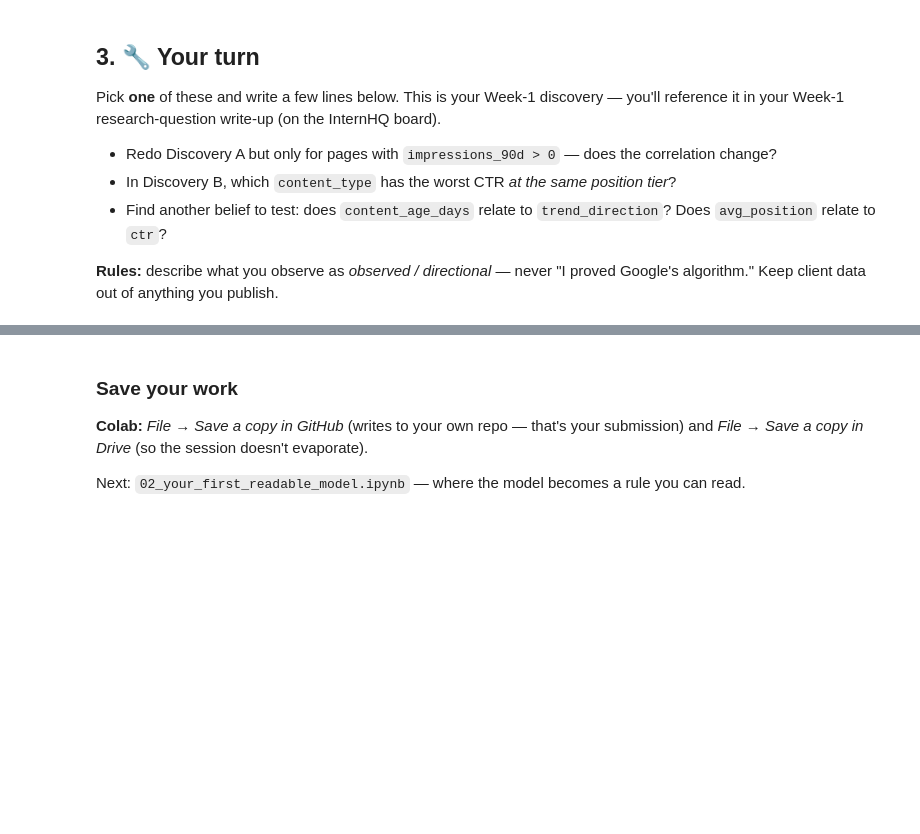
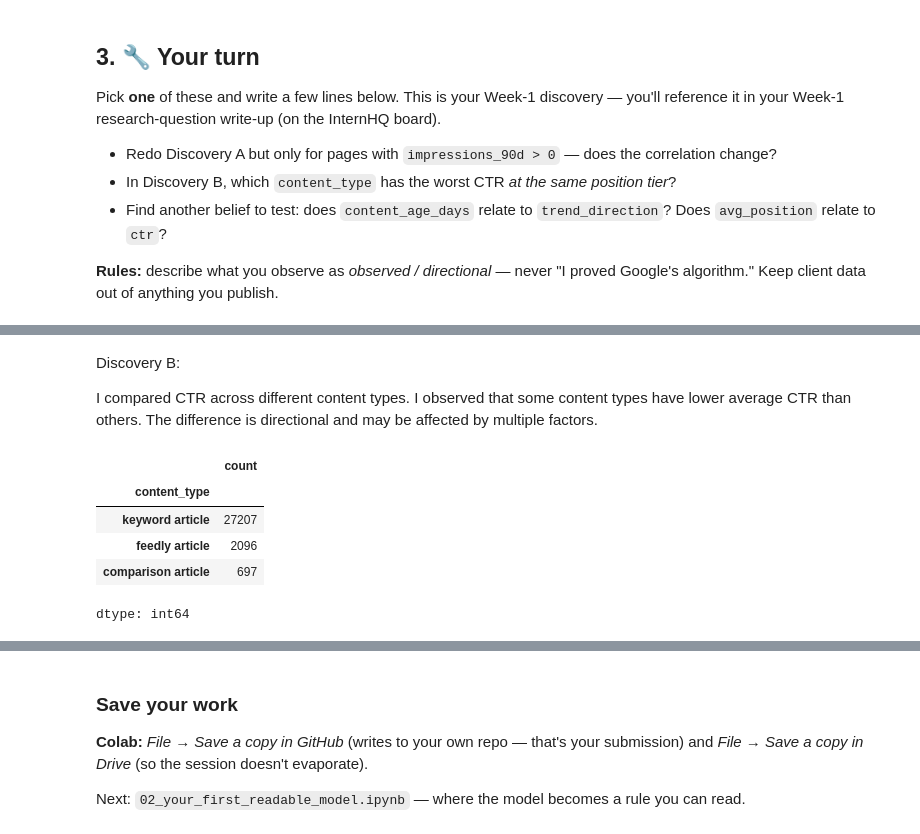
Before and after one commit to nsr51324/flyrank-ml-internship, a Jupyter notebook: notebooks/01_first_look_and_discovery.ipynb, the cells around one changed output, grey strips where cells are left out. Drawn from its saved outputs; the diff is of its cells as text; code cells hidden in the pictures; blank space fills up the shorter version.

```diff
--- a/notebooks/01_first_look_and_discovery.ipynb
+++ b/notebooks/01_first_look_and_discovery.ipynb
@@ -99,0 +185,15 @@ Pick **one** of these and write a few lines below. This is your Week-1 discovery
+# %% [markdown]
+Discovery B:
+
+I compared CTR across different content types.
+I observed that some content types have lower average CTR than others.
+The difference is directional and may be affected by multiple factors.
+# %%
+df["content_type"].value_counts()
+# %% [output]
+|  | count |
+| content_type |  |
+| keyword article | 27207 |
+| feedly article | 2096 |
+| comparison article | 697 |
+dtype: int64
```
Also changed, not shown: parts of 16 cells of this notebook.
